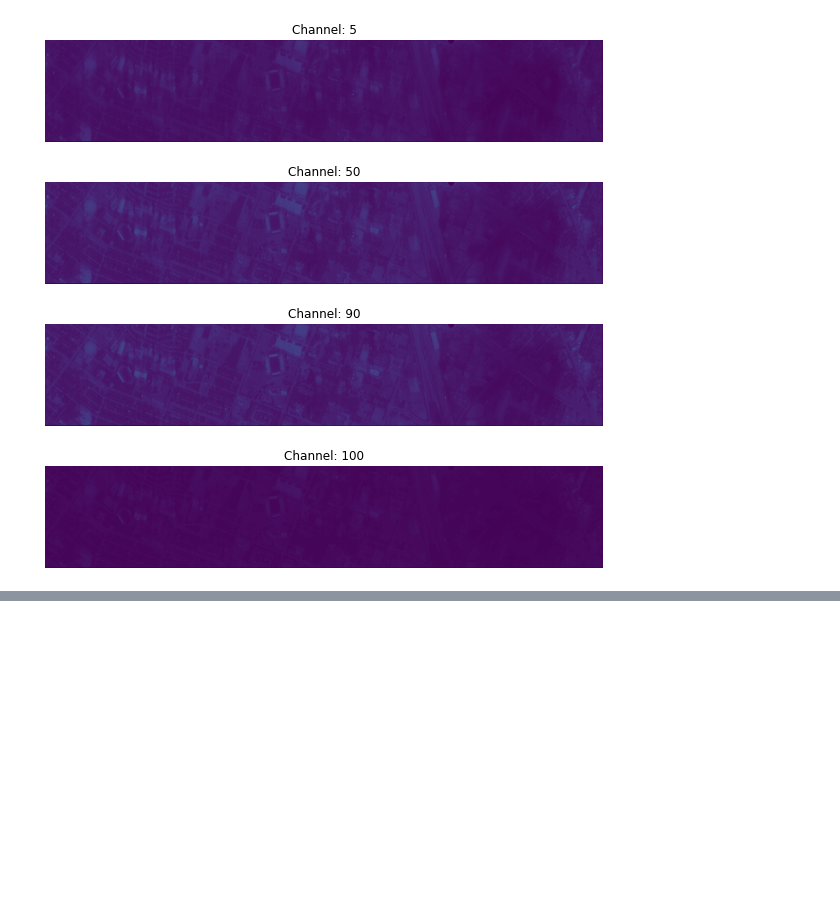
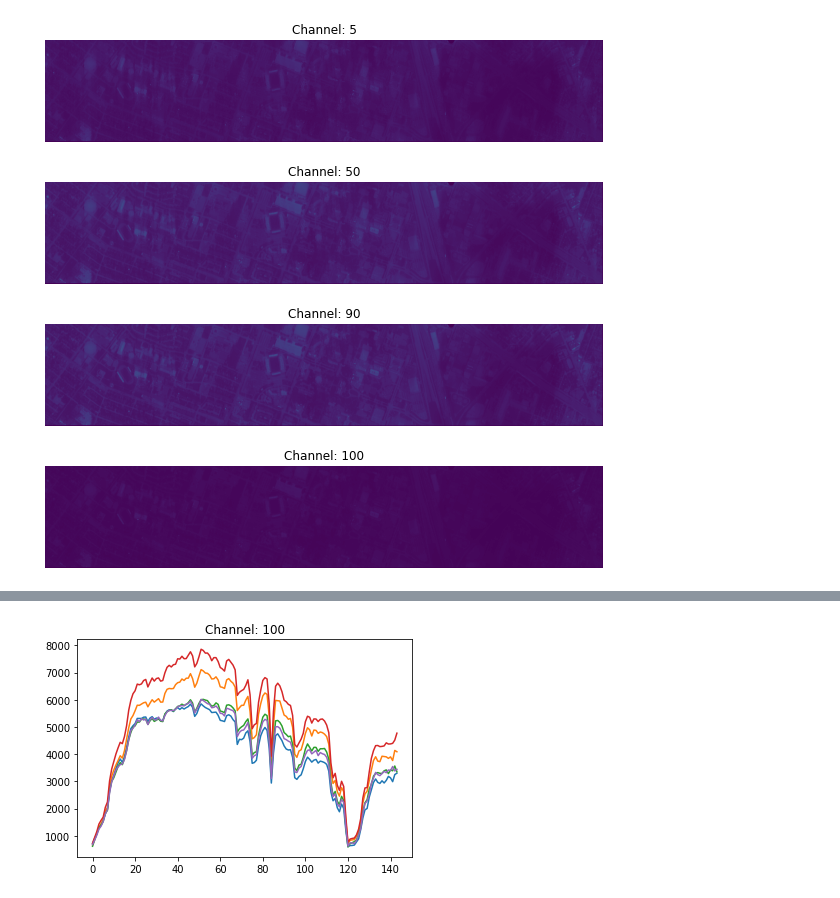
Before and after one commit to AkiaBurnett/HSI_classification, a Jupyter notebook: HSI_class_project.ipynb, the cells around one changed output, grey strips where cells are left out. Drawn from its saved outputs; the diff is of its cells as text; code cells hidden in the pictures; blank space fills up the shorter version.

```diff
--- a/HSI_class_project.ipynb
+++ b/HSI_class_project.ipynb
@@ -69,0 +130,13 @@ with open("C:/Users/user/Documents/Grad School/Computer Coding/data for project/
+# %%
+#plotting all spectral signature of training and testing pixels
+#try to plot in differnt plots
+
+pixels = (1,2,3,4,5)
+class_pixels = 0
+bands = 144
+fig,ax = plt.subplots() #create figure and axes
+for pixels_index in range(0,len(pixels)):
+    ax.plot(range(0,bands), hs_img[:,test_class_pixels[10][pixels[pixels_index]]])
+    ax.set_title("Channel: %i" % channel)
+# %% [output]
+[figure, added]
```
Also changed, not shown: parts of 8 cells of this notebook.
